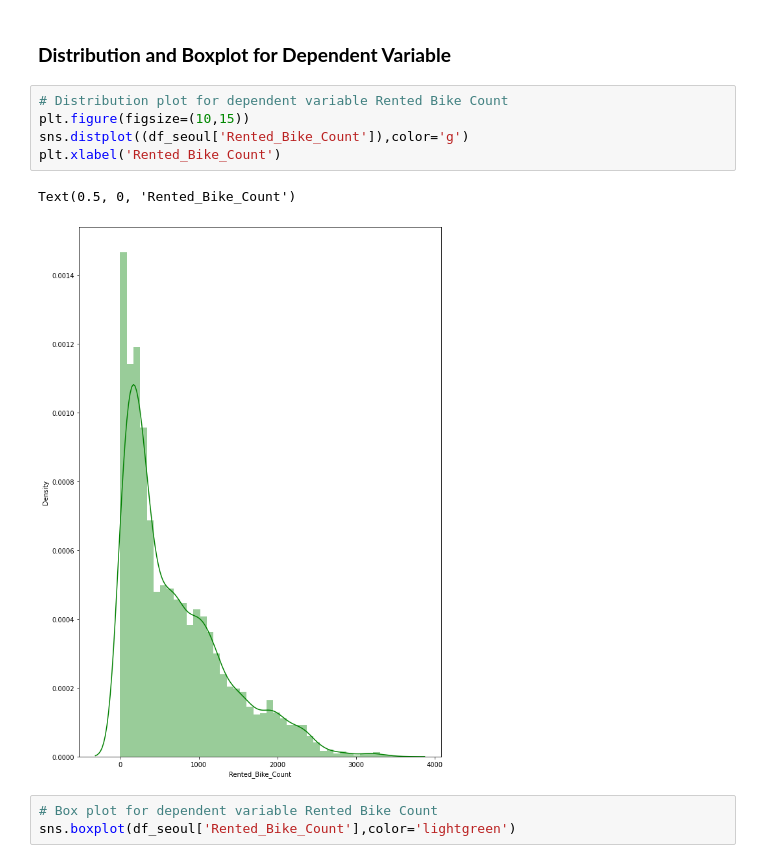
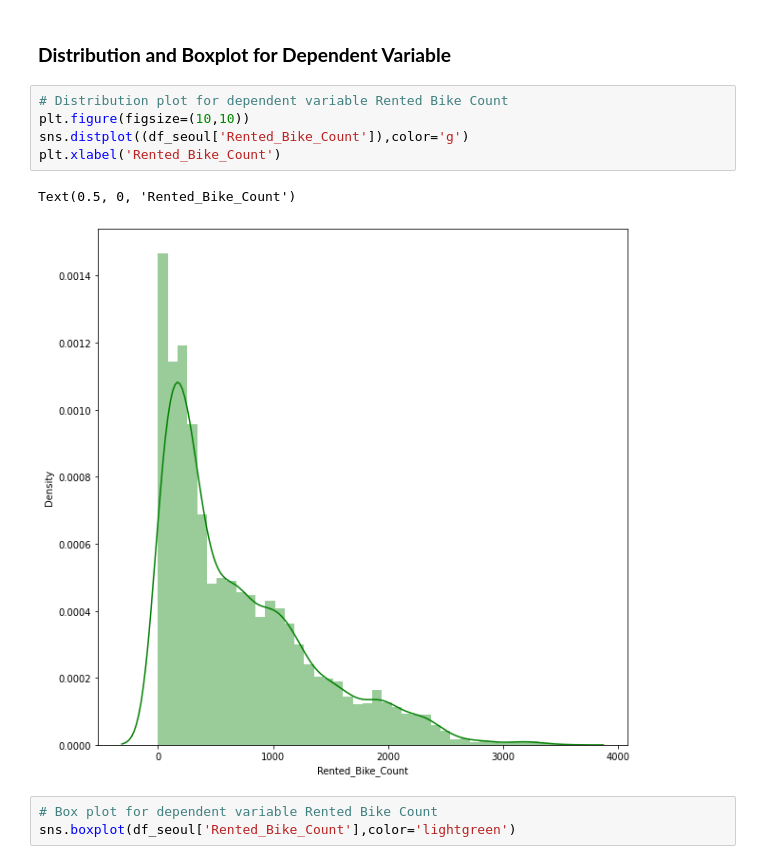
Before and after one commit to raushan9jnv/Seoul-Bike-Sharing-Demand-Prediction, a Jupyter notebook: Seoul_Bike_Sharing_Demand_Prediction_Capstone_Project_2.ipynb, the cells around one changed output. Cells and saved outputs as stored; diff of their text form.

```diff
--- a/Seoul_Bike_Sharing_Demand_Prediction_Capstone_Project_2.ipynb
+++ b/Seoul_Bike_Sharing_Demand_Prediction_Capstone_Project_2.ipynb
@@ -201,12 +201,12 @@ ___
 ### **Distribution and Boxplot for Dependent Variable**
 # %%
 # Distribution plot for dependent variable Rented Bike Count
-plt.figure(figsize=(10,15))
+plt.figure(figsize=(10,10))
 sns.distplot((df_seoul['Rented_Bike_Count']),color='g')
 plt.xlabel('Rented_Bike_Count')
 # %% [output]
 Text(0.5, 0, 'Rented_Bike_Count')
-[figure, old version]
+[figure, new version]
 # %%
 # Box plot for dependent variable Rented Bike Count
 sns.boxplot(df_seoul['Rented_Bike_Count'],color='lightgreen')
```
Also changed, not shown: parts of 1 cell of this notebook.
